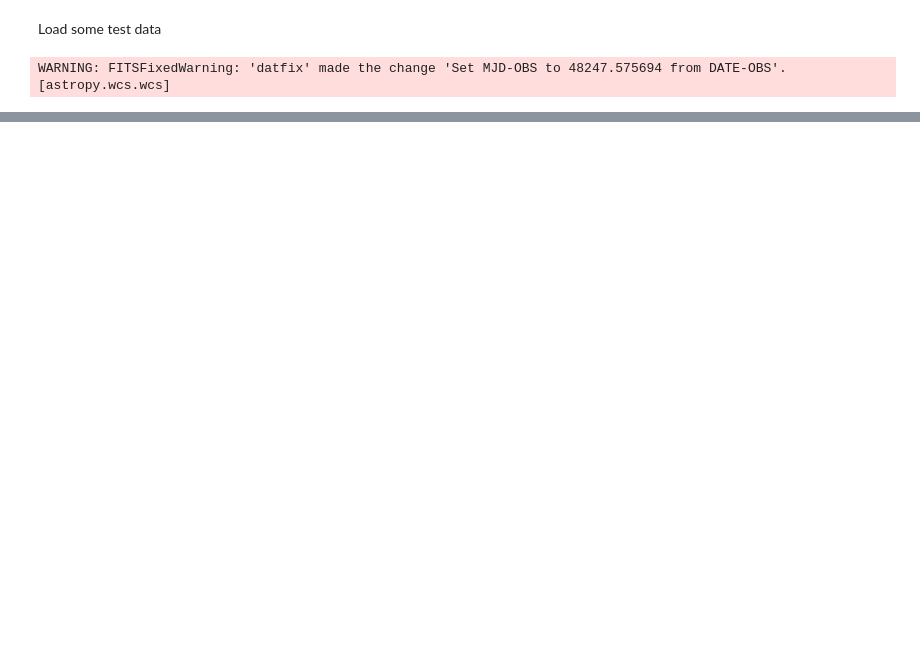
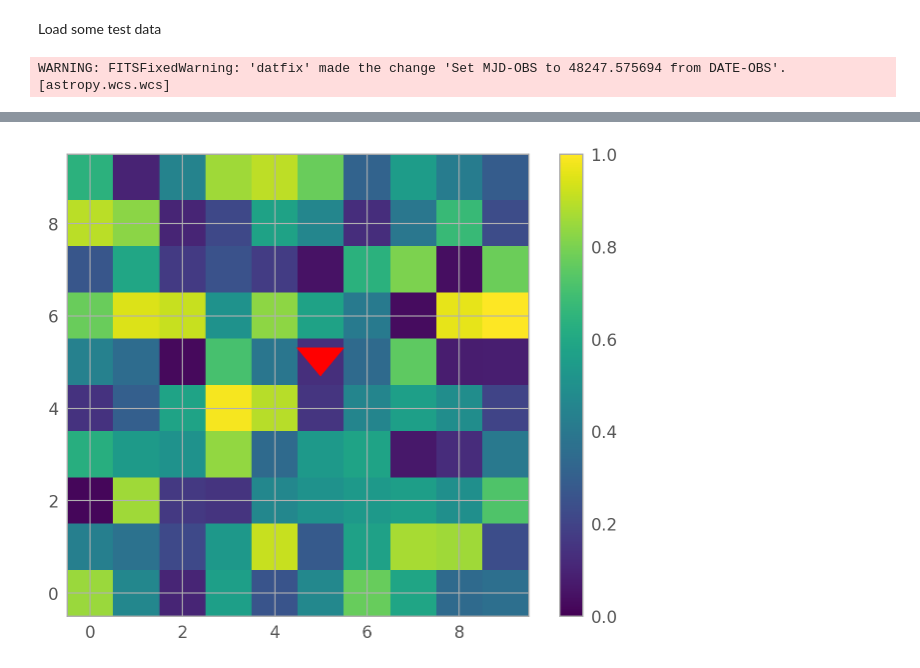
Before and after one commit to Chisen-Lupus/astro-utils, a Jupyter notebook: demo3.ipynb, the cells around one changed output, grey strips where cells are left out. Saved outputs shown, nothing was run; the diff lists cells and outputs as text; code cells hidden in the pictures; blank space fills up the shorter version.

```diff
--- a/demo3.ipynb
+++ b/demo3.ipynb
@@ -61,0 +150,33 @@ VBox(children=(HBox(children=(ToggleButtons(index=2, layout=Layout(height='33px'
+# %%
+import numpy as np
+import matplotlib.pyplot as plt
+import matplotlib.patches as patches
+
+# Generate sample data for the plot
+data = np.random.rand(10, 10)
+
+# Create a plot
+plt.imshow(data, cmap='viridis', vmin=0, vmax=1)
+
+# Define the coordinates where you want to place the triangle
+x, y = 5, 5  # Coordinates in data units
+
+# Define triangle dimensions
+length = 0.5  # Horizontal half-length of the triangle
+height = -0.3  # Height of the triangle
+
+# Create the triangle shape
+triangle = patches.Polygon(
+    [[x, y + height], [x - length, y - height], [x + length, y - height]],
+    closed=False,
+    color='red'
+)
+
+# Add the triangle to the plot
+plt.gca().add_patch(triangle)
+
+# Show the plot
+plt.colorbar()  # Optional: add a colorbar
+plt.show()
+# %% [output]
+[figure, added]
```
Also changed, not shown: parts of 2 cells of this notebook, 1 other file.
